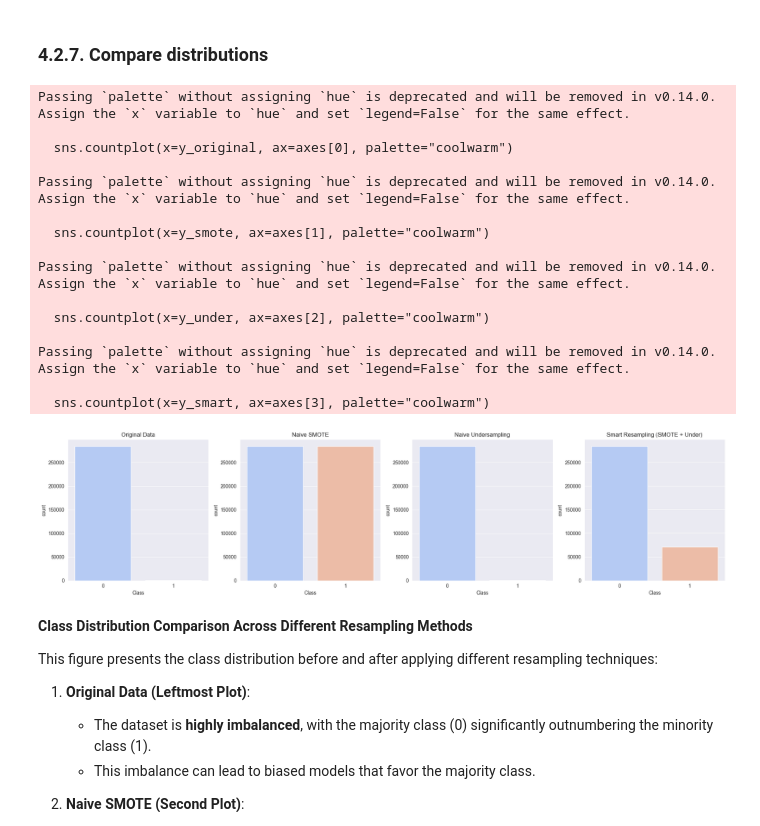
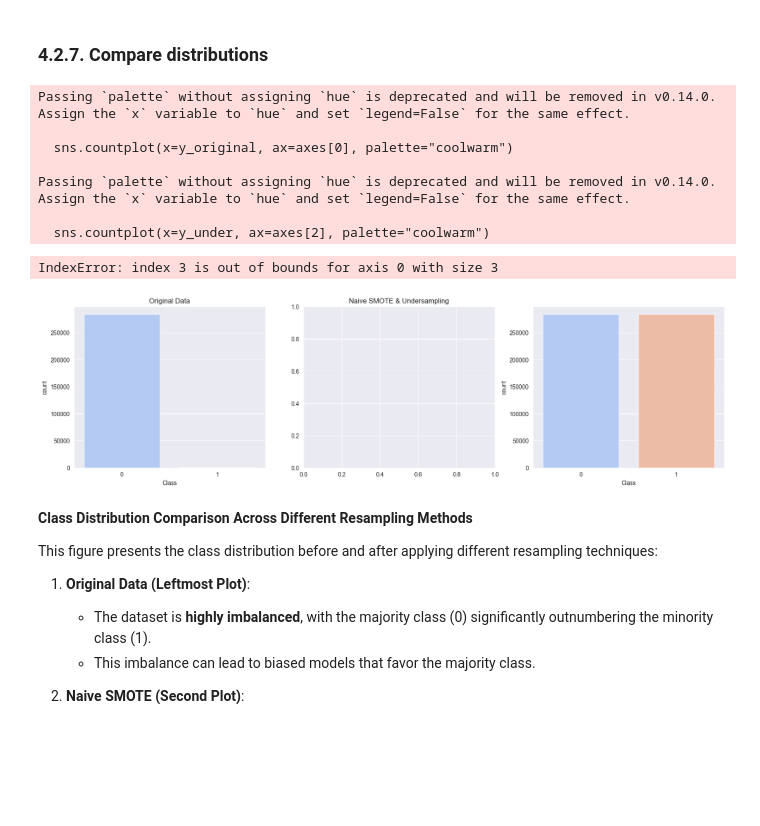
Before and after one commit to guyreuveni33/Tabular-Data-Science-Final-Research-Project, a Jupyter notebook: 21_2_2025_13 (2) (1) (1) (1).ipynb, the cells around one changed output. Saved outputs shown, nothing was run; the diff lists cells and outputs as text; code cells hidden in the pictures; blank space fills up the shorter version.

```diff
--- a/21_2_2025_13 (2) (1) (1) (1).ipynb
+++ b/21_2_2025_13 (2) (1) (1) (1).ipynb
@@ -801,6 +801,6 @@ def naive_undersampling(X, y):
 
 # Apply naive methods
 X_smote, y_smote = naive_smote(X, y)
-X_under, y_under = naive_undersampling(X, y)
+X_under, y_under = naive_undersampling(X_smote, y_smote)
 # %% [output]
 Naive SMOTE Class Distribution: Counter({0: 284315, 1: 284315})
@@ -868,36 +864,27 @@ Passing `palette` without assigning `hue` is deprecated and will be removed in v
 # %%
 
 def compare_distributions(y_original, y_smote, y_under, y_smart):
-    fig, axes = plt.subplots(1, 4, figsize=(20, 5))
+    fig, axes = plt.subplots(1, 3, figsize=(20, 5))
     sns.countplot(x=y_original, ax=axes[0], palette="coolwarm")
     axes[0].set_title("Original Data")
-    sns.countplot(x=y_smote, ax=axes[1], palette="coolwarm")
-    axes[1].set_title("Naive SMOTE")
     sns.countplot(x=y_under, ax=axes[2], palette="coolwarm")
-    axes[2].set_title("Naive Undersampling")
+    axes[1].set_title("Naive SMOTE & Undersampling")
     sns.countplot(x=y_smart, ax=axes[3], palette="coolwarm")
-    axes[3].set_title("Smart Resampling (SMOTE + Under)")
+    axes[2].set_title("Smart Resampling (SMOTE + Under)")
     plt.tight_layout()
     plt.show()
 
 compare_distributions(y, y_smote, y_under, y_smart)
 # %% [output]
 Passing `palette` without assigning `hue` is deprecated and will be removed in v0.14.0. Assign the `x` variable to `hue` and set `legend=False` for the same effect.
 
   sns.countplot(x=y_original, ax=axes[0], palette="coolwarm")
 
 Passing `palette` without assigning `hue` is deprecated and will be removed in v0.14.0. Assign the `x` variable to `hue` and set `legend=False` for the same effect.
 
-  sns.countplot(x=y_smote, ax=axes[1], palette="coolwarm")
-
-Passing `palette` without assigning `hue` is deprecated and will be removed in v0.14.0. Assign the `x` variable to `hue` and set `legend=False` for the same effect.
-
   sns.countplot(x=y_under, ax=axes[2], palette="coolwarm")
-
-Passing `palette` without assigning `hue` is deprecated and will be removed in v0.14.0. Assign the `x` variable to `hue` and set `legend=False` for the same effect.
-
-  sns.countplot(x=y_smart, ax=axes[3], palette="coolwarm")
+IndexError: index 3 is out of bounds for axis 0 with size 3
-[figure, old version]
+[figure, new version]
 # %% [markdown]
 **Class Distribution Comparison Across Different Resampling Methods**
 
```
Also changed, not shown: parts of 9 cells of this notebook.
